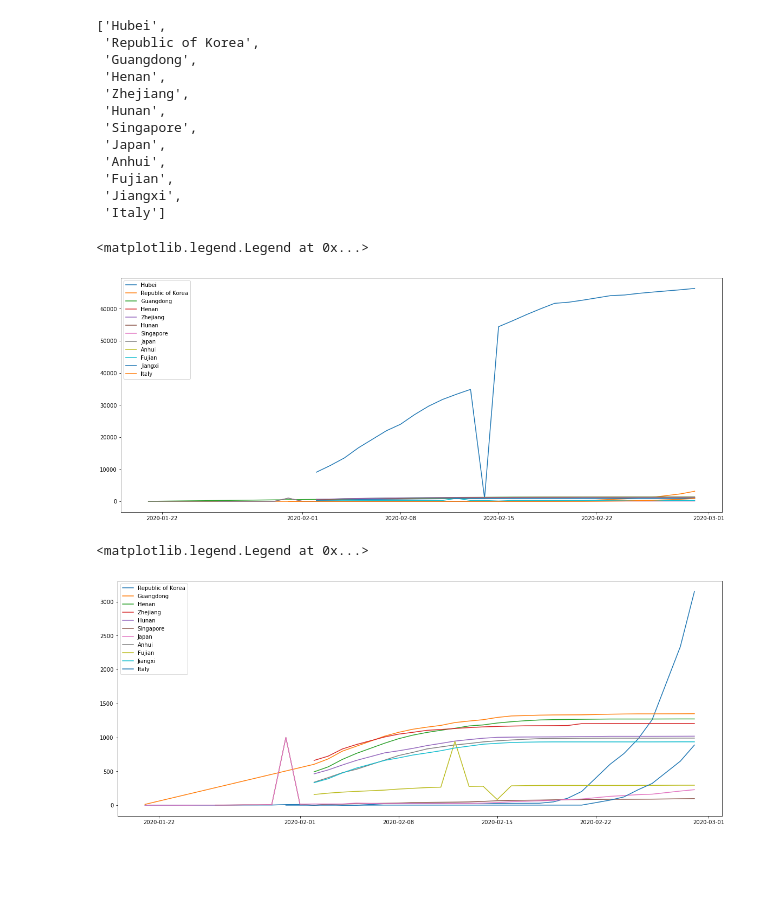
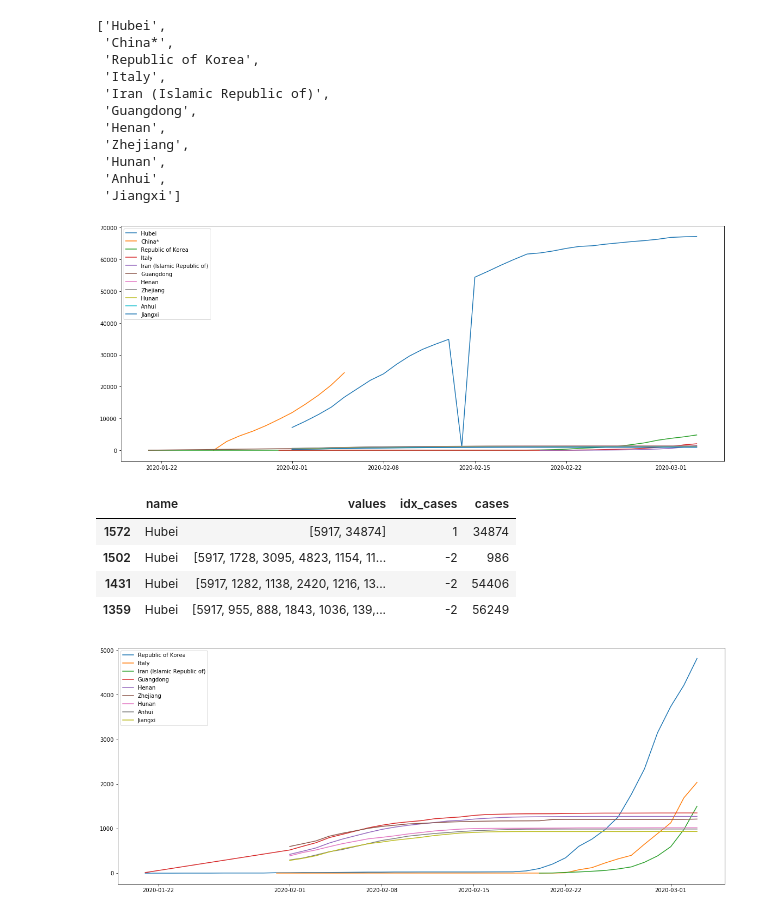
Before and after one commit to postaxmi/coronavirus-data-analysis, a Jupyter notebook: Analysis.ipynb, the cells around one changed output. Drawn from its saved outputs; the diff is of its cells as text; code cells hidden in the pictures; blank space fills up the shorter version.

Commit message:
parsing improvements, added graphs to readme, updated data

```diff
--- a/Analysis.ipynb
+++ b/Analysis.ipynb
@@ -6,6 +8,6 @@ import matplotlib.pyplot as plt
 # %%
 # read dataframe
-d=pandas.read_csv("data/df2020-03-01.csv")
+d=pandas.read_csv("data/df2020-03-04.csv")
 # Convert string representation of list to list
 d['values']=d['values'].apply(lambda x : ast.literal_eval(x))
 # %%
@@ -98,4 +100,5 @@ d['cases']=[row['values'][min(row['idx_cases'],row['n_values']-1)] for index, ro
 # %%
 d['name']=d['name'].str.replace(' Municipality','') # remove Municipality substring in order to have the same name for all reports
 d['name']=d['name'].str.replace('conveyance (Japan)','(Diamond Princess)') # use only (Diamond Princess) instead of other aliases
+d['name']=d['name'].str.replace('^Republic of\)$','Iran (Islamic Republic of)') # there are some records missing the first part
 # %%
@@ -126,40 +131,47 @@ cm
 # %%
-# get countries with more cases
-min_cases=800
-cm=cm[cm['cases_max']>min_cases] # consider at least min_cases
 # remove rows with invalid names and rows with number of cases equals to 2019 and 2020, these are wrong records
 cm=cm[~cm['name'].str.contains('otal|^((?![a-zA-Z]))|\d|https',regex=True)]
 cm=cm[(cm['cases_max']!=2019) & (cm['cases_max']!=2020) & (cm['cases_max']!=2019000)]
-cm=cm[~cm['name'].str.contains('January|,|/|nCoV|\(|Unspecified',regex=True)]
+cm=cm[~cm['name'].str.contains('January|,|/|nCoV|Unspecified',regex=True)]
 countries=[c for c in cm['name'] if c not in 'ubei the remaining on regions Table']
 countries
 # %% [output]
 ['Hubei',
+ 'China*',
  'Republic of Korea',
+ 'Italy',
+ 'Iran (Islamic Republic of)',
  'Guangdong',
  'Henan',
  'Zhejiang',
  'Hunan',
- 'Singapore',
- 'Japan',
  'Anhui',
- 'Fujian',
- 'Jiangxi',
- 'Italy']
+ 'Jiangxi']
 # %%
 plt.figure(figsize=(20,8))
 for country in countries:
     plt.plot( 'date', 'cases', data=d[d['name']==country], marker='', label=country)
 plt.legend()
+plt.savefig('epidemiologicalCurveByCountryWithHubei.png')
 # %% [output]
-<matplotlib.legend.Legend at 0x...>
-[figure, old version]
+[figure, new version]
+# %%
+# check the rows about Hubei that have less than 10k cases, it is strange the value for the 14th February 2020
+anomalies = d.loc[(d['name']=='Hubei') & (d['date']>=datetime.datetime(2020,2,13)) & (d['date']<=datetime.datetime(2020,2,16)),['name','values','idx_cases','cases']]
+anomalies.style.set_properties(subset=['values'], **{'width-min': '300px'}) # increase width for value column in order to visualize all values
+# the right value for 2020 02 14 is 51986 but in values there is 51 and 986 separated (this is caused by parsing problems)
+# %% [output]
+|  | name | values | idx_cases | cases |
+| 1572 | Hubei | [5917, 34874] | 1 | 34874 |
+| 1502 | Hubei | [5917, 1728, 3095, 4823, 1154, 11... | -2 | 986 |
+| 1431 | Hubei | [5917, 1282, 1138, 2420, 1216, 13... | -2 | 54406 |
+| 1359 | Hubei | [5917, 955, 888, 1843, 1036, 139,... | -2 | 56249 |
 # %%
-countries = [c for c in countries if c != 'Hubei']
+countries = [c for c in countries if c != 'Hubei' and 'China' not in c]
 plt.figure(figsize=(20,8))
 for country in countries:
     plt.plot( 'date', 'cases', data=d[d['name']==country], marker='', label=country)
 plt.legend()
+plt.savefig('epidemiologicalCurveByCountry.png')
 # %% [output]
-<matplotlib.legend.Legend at 0x...>
-[figure, old version]
+[figure, new version]
```
Also changed, not shown: parts of 12 cells of this notebook, 7 other files.
